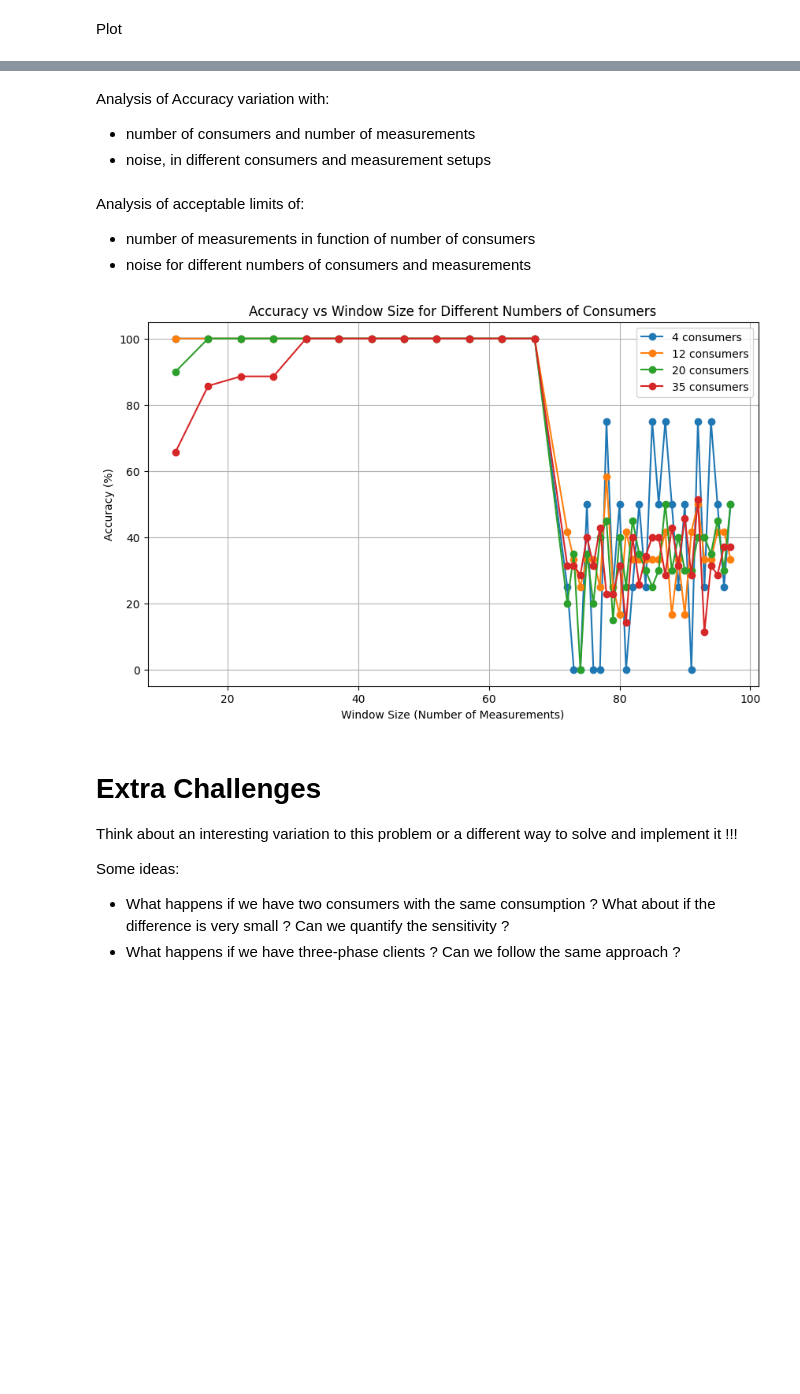
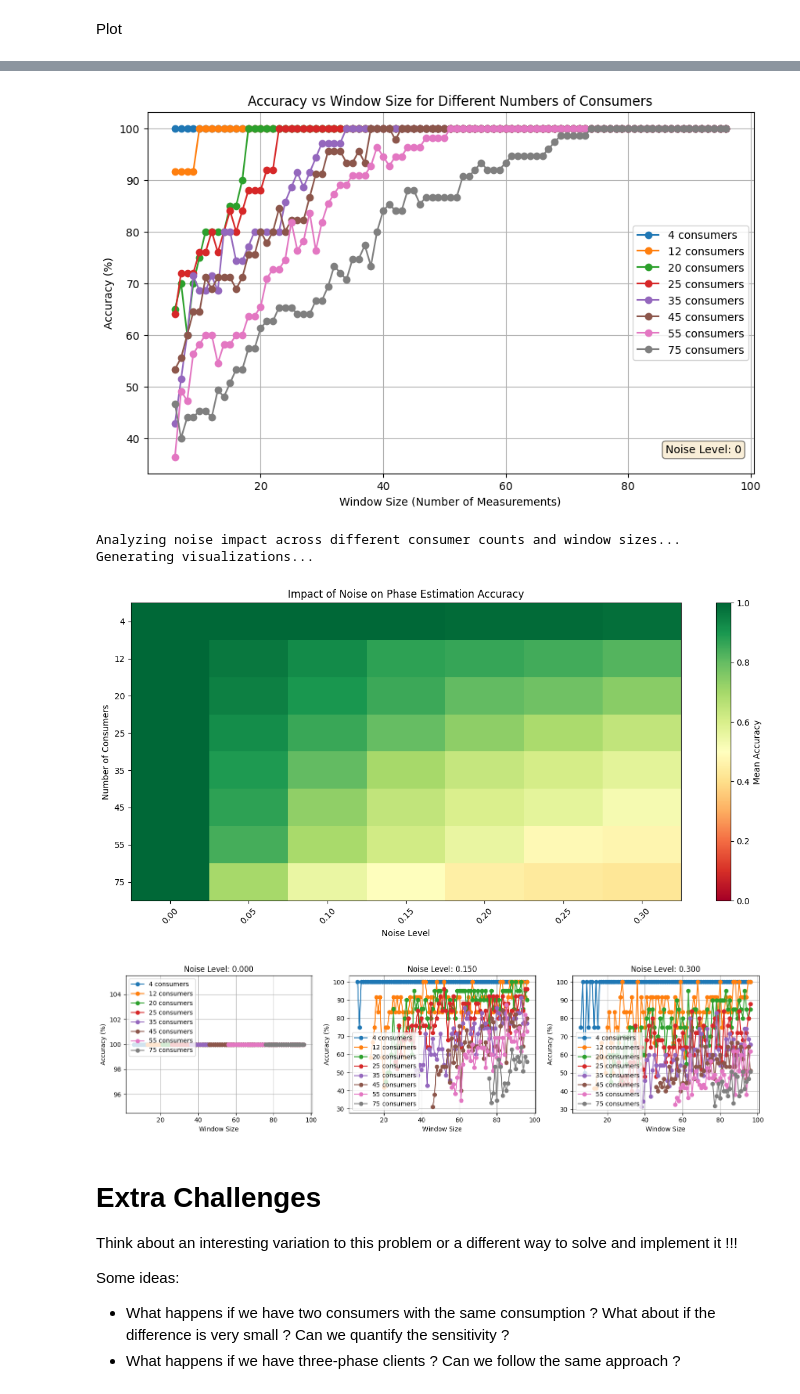
Before and after one commit to matildeaugusto/ADRI, a Jupyter notebook: 1/Class1_Students.ipynb, the cells around one changed output, grey strips where cells are left out. Drawn from its saved outputs; the diff is of its cells as text; code cells hidden in the pictures; blank space fills up the shorter version.

```diff
--- a/1/Class1_Students.ipynb
+++ b/1/Class1_Students.ipynb
@@ -230,4 +229,0 @@ plt.show()
-# %% [markdown]
-Analysis of Accuracy variation with:
-- number of consumers and number of measurements
-- noise, in different consumers and measurement setups
@@ -236,4 +229,0 @@ Analysis of Accuracy variation with:
-# %% [markdown]
-Analysis of acceptable limits of:
-- number of measurements in function of number of consumers
-- noise for different numbers of consumers and measurements
@@ -240,6 +366,10 @@ Analysis of acceptable limits of:
 # %%
+# Analysis of acceptable limits of:
+# - number of measurements in function of number of consumers
+# - noise for different numbers of consumers and measurements
+
 goal_accuracy = 1.0  # 100%
-nc_variations = [4, 12, 20, 35]
+nc_variations = [4, 12, 20, 25, 35, 45, 55, 75]
 results = {}
 accuracy_curves = {}
 
@@ -248,14 +378,18 @@ for nc in nc_variations:
     accuracies = []
     windows = []
 
-    # Start with ts=60, te=71
+    # Generate phase assignment ONCE per nc
+    phase = randint(1, 4, nc)
+    phase_idx = np.array(phase) - 1
+
+    # Start with ts=60, te=65
     ts = 60
-    te = 71
+    te = 65
 
-    # Lower ts until 1
+    # Lower ts until 1 (te fixed)
     while ts > 1:
-        phase = randint(1, 4, nc)
-        phase_idx = np.array(phase) - 1
+        window_size = te - ts + 1
+
         data_Aux1 = data[0:nc, :]
         pw = data_Aux1[:, ts-1:te]
         power = 4 * pw
@@ -279,17 +413,17 @@ for nc in nc_variations:
             accuracy = 0
 
         accuracies.append(accuracy)
-        windows.append(te - ts + 1)
+        windows.append(window_size)
         if not found and accuracy >= goal_accuracy:
-            results[nc] = te - ts + 1
+            results[nc] = window_size
             found = True
 
-        ts -= 5
+        ts -= 1
 
     # Now ts == 1, increase te until 96
     while te <= 96:
-        phase = randint(1, 4, nc)
-        phase_idx = np.array(phase) - 1
+        window_size = te - ts + 1
+
         data_Aux1 = data[0:nc, :]
         pw = data_Aux1[:, ts-1:te]
         power = 4 * pw
@@ -306,37 +440,52 @@ for nc in nc_variations:
         try:
             B_est, residuals, rank, s = np.linalg.lstsq(power_T, Y_noisy, rcond=None)
             B_round = np.zeros_like(B_est)
             B_round[np.arange(B_est.shape[0]), B_est.argmax(axis=1)] = 1
             estimated_phases = np.argmax(B_round, axis=1) + 1
             accuracy = np.mean(estimated_phases == phase)
         except Exception as e:
             accuracy = 0
 
         accuracies.append(accuracy)
-        windows.append(te - ts + 1)
+        windows.append(window_size)
         if not found and accuracy >= goal_accuracy:
-            results[nc] = te - ts + 1
+            results[nc] = window_size
             found = True
 
         te += 1
 
     if not found:
         results[nc] = None
     accuracy_curves[nc] = (windows, accuracies)
 
 # Plotting
 plt.figure(figsize=(10, 6))
 for nc in nc_variations:
     windows, accuracies = accuracy_curves[nc]
     plt.plot(windows, [a*100 for a in accuracies], marker='o', label=f'{nc} consumers')
 plt.xlabel('Window Size (Number of Measurements)')
 plt.ylabel('Accuracy (%)')
-plt.title('Accuracy vs Window Size for Different Numbers of Consumers')
+plt.title(f'Accuracy vs Window Size for Different Numbers of Consumers')
+plt.text(0.98, 0.05, f'Noise Level: {noise}', transform=plt.gca().transAxes,
+         ha='right', va='bottom', fontsize=10, bbox=dict(boxstyle='round', facecolor='wheat', alpha=0.5))
 plt.legend()
 plt.grid(True)
 plt.show()
+
+nc_variations = [4, 12, 20, 25, 35, 45, 55, 75]
+noise_levels = [0.0, 0.05, 0.1, 0.15, 0.2, 0.25, 0.3]
+
+print("Analyzing noise impact across different consumer counts and window sizes...")
+results, windows_tested = analyze_noise_impact(data, nc_variations, noise_levels)
+
+print("Generating visualizations...")
+plot_noise_analysis(results, windows_tested, nc_variations, noise_levels)
 # %% [output]
-[figure, old version]
+[figure, new version]
+Analyzing noise impact across different consumer counts and window sizes...
+Generating visualizations...
+[figure, added]
+[figure, added]
 # %% [markdown]
 # Extra Challenges
 Think about an interesting variation to this problem or a different way to solve and implement it !!!
```
Also changed, not shown: parts of 10 cells of this notebook, 2 other files.
